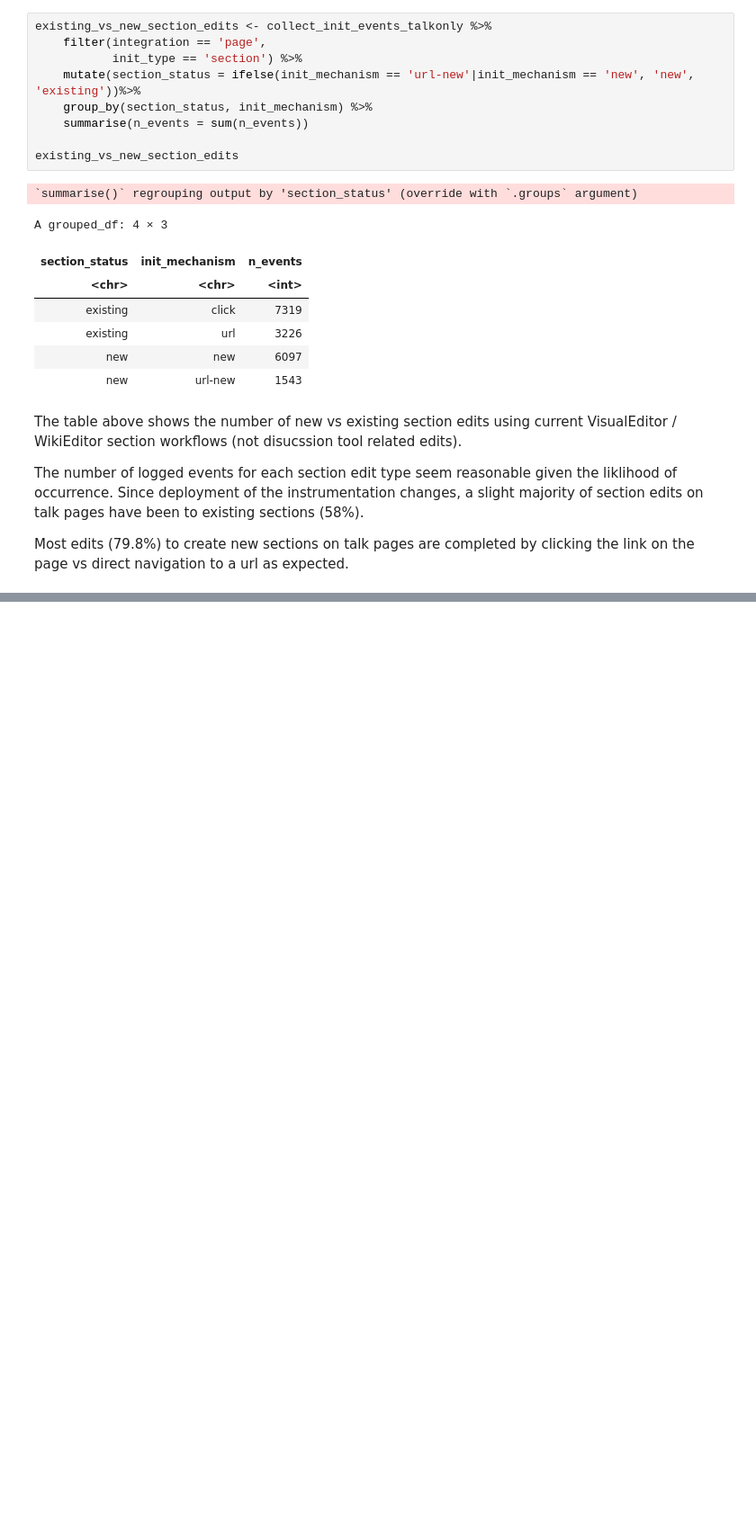
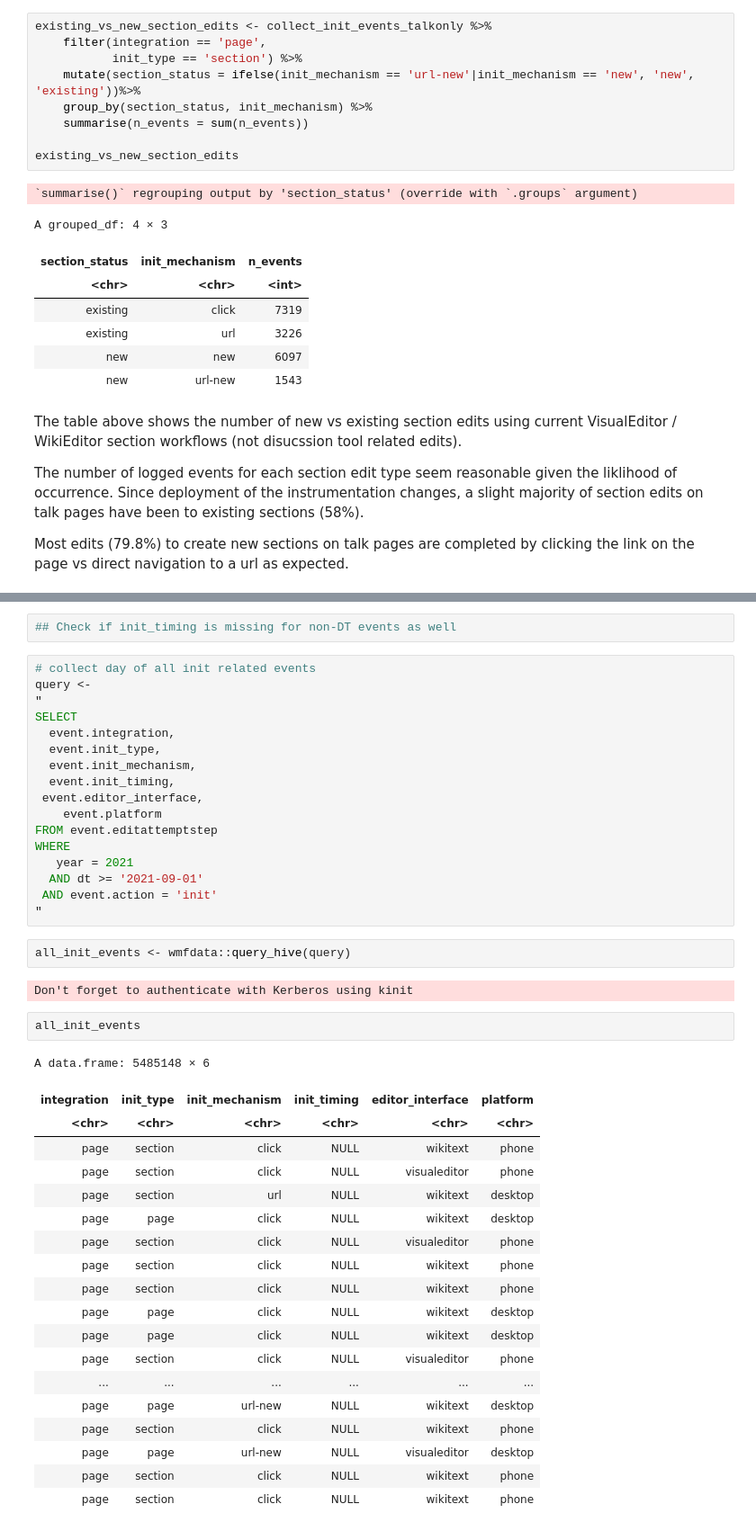
Before and after one commit to wikimedia-research/New-discussion-tool-analysis-2020, a Jupyter notebook: QA/new_discussion_tool_event_qa.ipynb, the cells around one changed output, grey strips where cells are left out. Shown: that part at 90% size. Saved outputs shown, nothing was run; the diff lists cells and outputs as text; blank space fills up the shorter version.

Commit message:
save_success_timing_qa

```diff
--- a/QA/new_discussion_tool_event_qa.ipynb
+++ b/QA/new_discussion_tool_event_qa.ipynb
@@ -493,0 +758,45 @@ Most edits (79.8%) to create new sections on talk pages are completed by clickin
+# %%
+## Check if init_timing is missing for non-DT events as well
+# %%
+# collect day of all init related events
+query <-
+"
+SELECT
+  event.integration,
+  event.init_type,
+  event.init_mechanism,
+  event.init_timing,
+ event.editor_interface,
+    event.platform
+FROM event.editattemptstep
+WHERE
+   year = 2021
+  AND dt >= '2021-09-01'
+ AND event.action = 'init'
+"
+# %%
+all_init_events <- wmfdata::query_hive(query)
+# %% [output]
+Don't forget to authenticate with Kerberos using kinit
+# %%
+all_init_events
+# %% [output]
+A data.frame: 5485148 × 6
+| integration | init_type | init_mechanism | init_timing | editor_interface | platform |
+| <chr> | <chr> | <chr> | <chr> | <chr> | <chr> |
+| page | section | click | NULL | wikitext | phone |
+| page | section | click | NULL | visualeditor | phone |
+| page | section | url | NULL | wikitext | desktop |
+| page | page | click | NULL | wikitext | desktop |
+| page | section | click | NULL | visualeditor | phone |
+| page | section | click | NULL | wikitext | phone |
+| page | section | click | NULL | wikitext | phone |
+| page | page | click | NULL | wikitext | desktop |
+| page | page | click | NULL | wikitext | desktop |
+| page | section | click | NULL | visualeditor | phone |
+| ... | ... | ... | ... | ... | ... |
+| page | page | url-new | NULL | wikitext | desktop |
+| page | section | click | NULL | wikitext | phone |
+| page | page | url-new | NULL | visualeditor | desktop |
+| page | section | click | NULL | wikitext | phone |
+| page | section | click | NULL | wikitext | phone |
```
Also changed, not shown: parts of 24 cells of this notebook.
